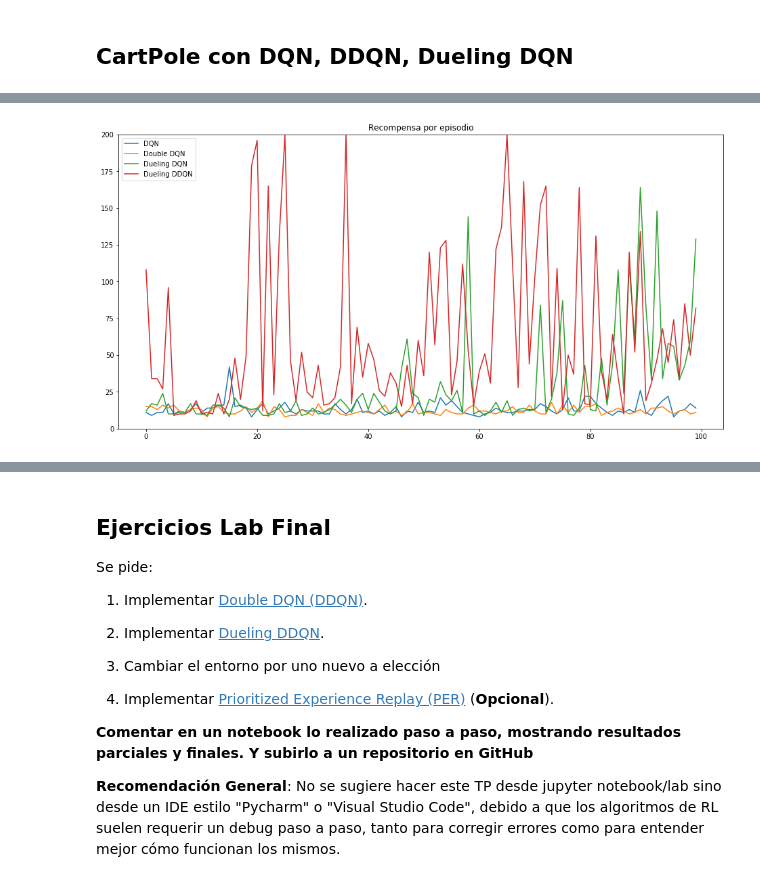
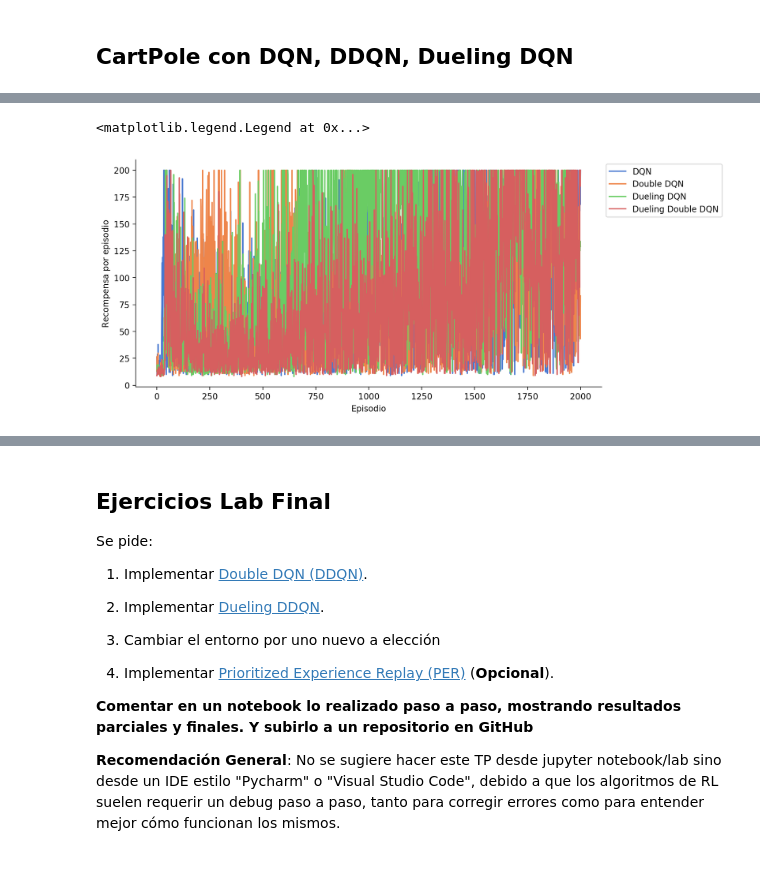
Before and after one commit to nehuengonzalez/diplodatos, a Jupyter notebook: aprendizaje_por_refuerzos/Final-Lab.ipynb, the cells around one changed output, grey strips where cells are left out. Saved outputs shown, nothing was run; the diff lists cells and outputs as text; code cells hidden in the pictures.

```diff
--- a/aprendizaje_por_refuerzos/Final-Lab.ipynb
+++ b/aprendizaje_por_refuerzos/Final-Lab.ipynb
@@ -30,7 +32,7 @@ FaMAF, 2019
 class DQNSolver:
     def __init__(self, env, model, target, double=False, n_episodes=3000, max_env_steps=None, gamma=0.9,
                  epsilon=0.5, epsilon_min=0.05, epsilon_log_decay=0.001, alpha=1e-3,
-                 memory_size=10000, batch_size=256, c=10, hidden_layers=2, hidden_size=24,
+                 memory_size=10000, batch_size=256, c=10, hidden_layers=1, hidden_size=6,
                  render=False, debug=False):
 
         self.device = torch.device("cuda" if torch.cuda.is_available() else "cpu")
@@ -93,7 +95,11 @@ class DQNSolver:
         batch = Transition(*zip(*transitions))
         # Compute a mask of non-final states and concatenate the batch elements
         # (a final state would've been the one after which simulation ended)
-        non_final_next_states = torch.stack([s for s in batch.next_state if s is not None])
+        current_tensors = [s for s in batch.next_state if s is not None]
+        if current_tensors:
+            non_final_next_states = torch.stack(current_tensors)
+        else:
+            return
 
         non_final_mask = torch.stack(batch.done)
         state_batch = torch.stack(batch.state)
@@ -216,7 +222,7 @@ class DQN(nn.Module):
 # %%
 class DuelingDQN(DQN):
 
-    def __init__(self, input_size, output_size, hidden_layers=2, hidden_size=24, v_adv_layers=0, v_adv_size=24):
+    def __init__(self, input_size, output_size, hidden_layers=1, hidden_size=6, v_adv_layers=0, v_adv_size=6):
         super(DuelingDQN, self).__init__(input_size, hidden_size, hidden_layers, hidden_size, False)
         self.output_size = output_size
 
@@ -255,24 +261,24 @@ class DuelingDQN(DQN):
         for layer in self.v_layers:
             v = F.relu(layer(v))
 
-        adv = F.relu(self.adv_output(adv))
+        adv = self.adv_output(adv)
 
         if len(adv.size()) > 1:
             # Model used with state single instance
-            v = F.relu(self.v_output(v)).expand(adv.size(0), self.output_size)
+            v = self.v_output(v).expand(adv.size(0), self.output_size)
             mean = adv.mean(1).unsqueeze(1).expand(adv.size(0), self.output_size)
         else:
             # Model used with sta
-            v = F.relu(self.v_output(v)).expand(self.output_size)
+            v = self.v_output(v).expand(self.output_size)
             mean = adv.mean().unsqueeze(0).expand(self.output_size)
 
         x = v + adv - mean
 
         return x
 # %%
-EPISODES = 100
+EPISODES = 2000
 DEBUG = True
-BATCH_SIZE = 4
+BATCH_SIZE = 256
 
 env = gym.make('CartPole-v0')
 observation_space_size = env.observation_space.shape[0]
@@ -319,12 +381,0 @@ scoresDuelingDDQN, meanDuelingDDQN = agent.run()
-# %%
-# se muestra el reward/score optenido por episodio
-plt.plot(np.array(scoresDQN), label='DQN')
-plt.plot(np.array(scoresDDQN), label='Double DQN')
-plt.plot(np.array(scoresDuelingDQN), label='Dueling DQN')
-plt.plot(np.array(scoresDuelingDDQN), label='Dueling DDQN')
-plt.ylim(0, 200)
-plt.title('Recompensa por episodio')
-plt.legend(loc='upper left')
-plt.show()
-# %% [output]
-[figure, removed]
@@ -339,0 +382,13 @@ plt.show()
+# %%
+scores = pd.DataFrame({"DQN": scoresDQN, "DDQN": scoresDDQN, "DuelingDQN":scoresDuelingDQN, "DuelingDDQN": scoresDuelingDDQN } )
+mean = pd.DataFrame({"DQN": meanDQN, "DDQN": meanDDQN, "DuelingDQN":meanDuelingDQN, "DuelingDDQN": meanDuelingDDQN } )
+# %%
+plt.figure(figsize=(10,5),dpi=200)
+s = sns.lineplot(data=scores, dashes=False, palette="muted")
+sns.despine()
+s.set_xlabel("Episodio")
+s.set_ylabel("Recompensa por episodio")
+plt.legend(["DQN", "Double DQN", "Dueling DQN", "Dueling Double DQN"], bbox_to_anchor=(1,1))
+# %% [output]
+<matplotlib.legend.Legend at 0x...>
+[figure, added]
```
Also changed, not shown: parts of 10 cells of this notebook, 1 other file.
